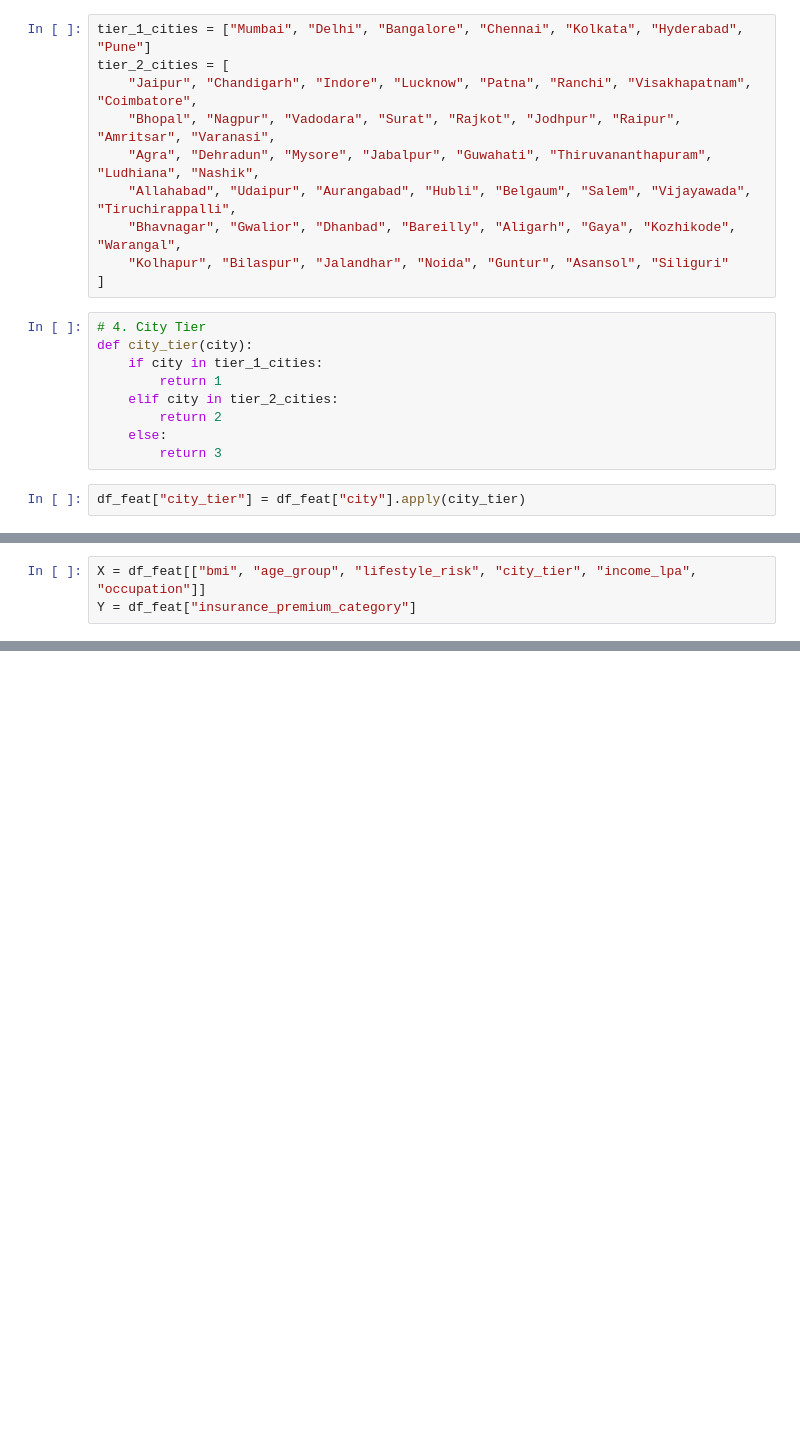
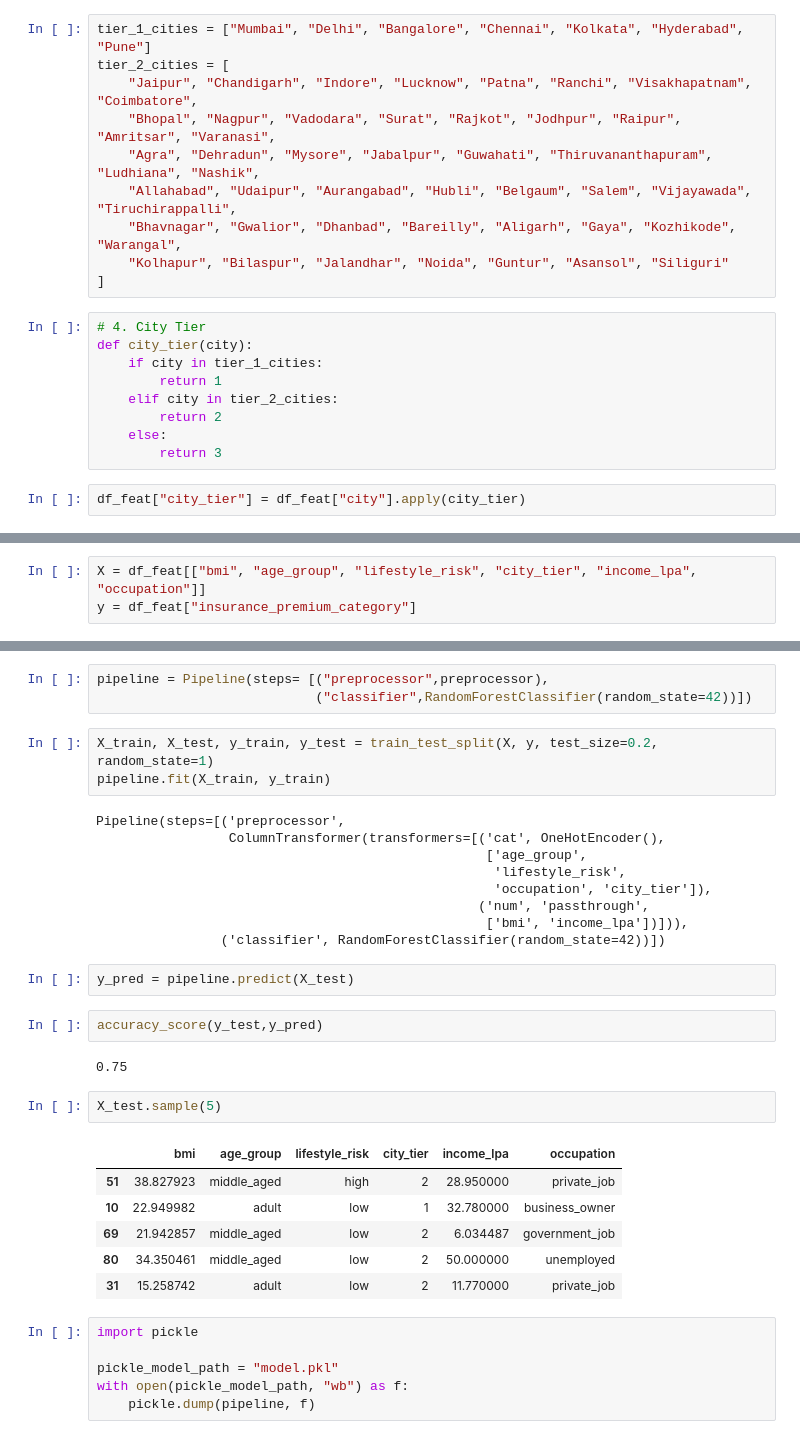
Before and after one commit to Yajat003/learning_fastapi, a Jupyter notebook: ml_model_serving/ml_model.ipynb, the cells around one changed output, grey strips where cells are left out. Saved outputs shown, nothing was run; the diff lists cells and outputs as text; blank space fills up the shorter version.

```diff
--- a/ml_model_serving/ml_model.ipynb
+++ b/ml_model_serving/ml_model.ipynb
@@ -86,3 +86,3 @@ df_feat.drop(columns=['age', 'weight', 'height', 'smoker', 'city'])[['income_lpa
 # %%
 X = df_feat[["bmi", "age_group", "lifestyle_risk", "city_tier", "income_lpa", "occupation"]]
-Y = df_feat["insurance_premium_category"]
+y = df_feat["insurance_premium_category"]
@@ -88,0 +129,36 @@ Y = df_feat["insurance_premium_category"]
+# %%
+pipeline = Pipeline(steps= [("preprocessor",preprocessor),
+                            ("classifier",RandomForestClassifier(random_state=42))])
+# %%
+X_train, X_test, y_train, y_test = train_test_split(X, y, test_size=0.2, random_state=1)
+pipeline.fit(X_train, y_train)
+# %% [output]
+Pipeline(steps=[('preprocessor',
+                 ColumnTransformer(transformers=[('cat', OneHotEncoder(),
+                                                  ['age_group',
+                                                   'lifestyle_risk',
+                                                   'occupation', 'city_tier']),
+                                                 ('num', 'passthrough',
+                                                  ['bmi', 'income_lpa'])])),
+                ('classifier', RandomForestClassifier(random_state=42))])
+# %%
+y_pred = pipeline.predict(X_test)
+# %%
+accuracy_score(y_test,y_pred)
+# %% [output]
+0.75
+# %%
+X_test.sample(5)
+# %% [output]
+|  | bmi | age_group | lifestyle_risk | city_tier | income_lpa | occupation |
+| 51 | 38.827923 | middle_aged | high | 2 | 28.950000 | private_job |
+| 10 | 22.949982 | adult | low | 1 | 32.780000 | business_owner |
+| 69 | 21.942857 | middle_aged | low | 2 | 6.034487 | government_job |
+| 80 | 34.350461 | middle_aged | low | 2 | 50.000000 | unemployed |
+| 31 | 15.258742 | adult | low | 2 | 11.770000 | private_job |
+# %%
+import pickle
+
+pickle_model_path = "model.pkl"
+with open(pickle_model_path, "wb") as f:
+    pickle.dump(pipeline, f)
```
Also changed, not shown: parts of 6 cells of this notebook, 3 other files.
